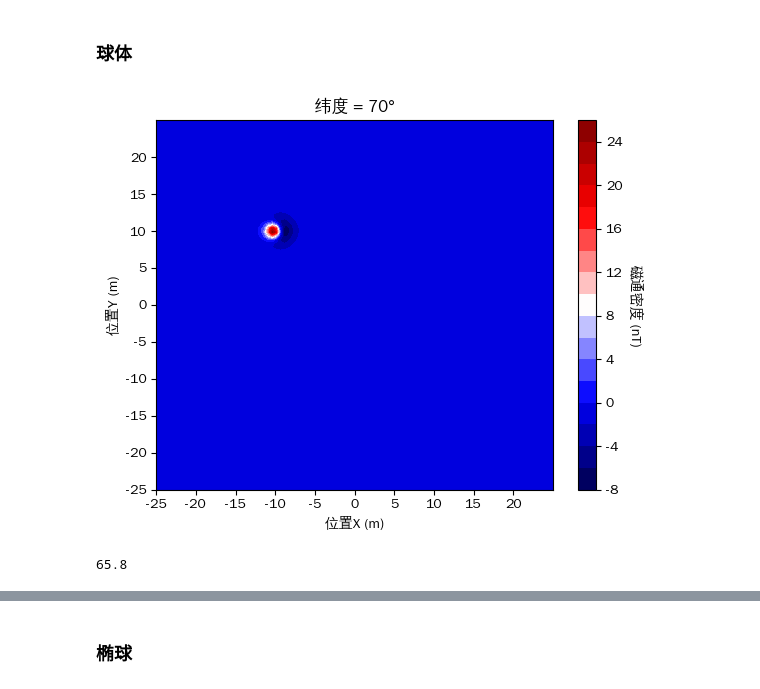
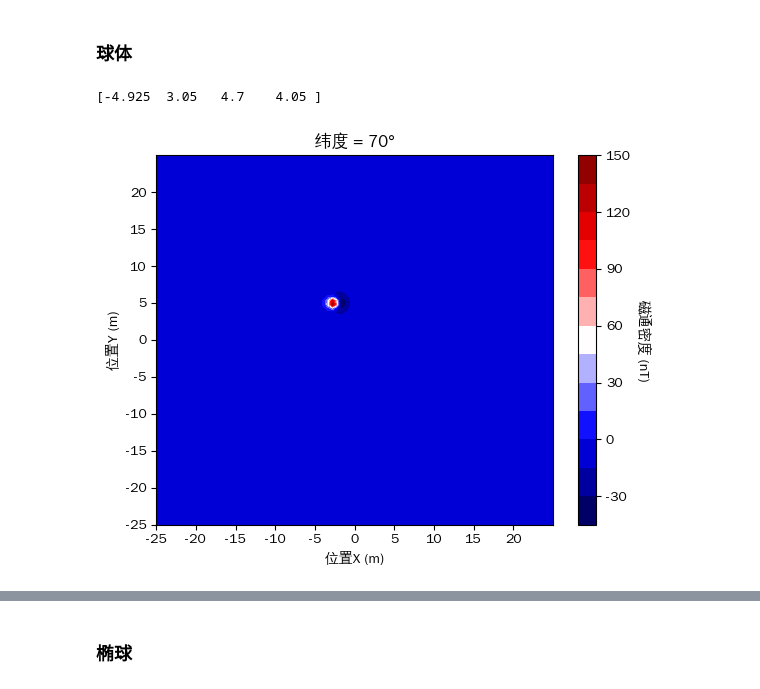
Before and after one commit to jia80H/my_Magnetic_methods-master, a Jupyter notebook: 00create_data.ipynb, the cells around one changed output, grey strips where cells are left out. Saved outputs shown, nothing was run; the diff lists cells and outputs as text; code cells hidden in the pictures.

```diff
--- a/00create_data.ipynb
+++ b/00create_data.ipynb
@@ -13,11 +13,10 @@ from Utils.My_Utils_Magnetic_methods import *
 # %% [markdown]
 ### 球体
 # %%
-test_diple = Dipole(x=10,y=-10,r=0.15,h=1.5,Latitudes=70)
+test_diple = Dipole(x=5,y=-2.5,r=0.18,h=1,Latitudes=70)
+bbox = test_diple.bbox
+print(bbox)
 test_diple.Plot_X_array_raw()
 # %% [output]
+[-4.925  3.05   4.7    4.05 ]
-[figure, old version]
+[figure, new version]
-# %%
-test_diple.m
-# %% [output]
-65.8
```
Also changed, not shown: parts of 19 cells of this notebook, 3 other files.
